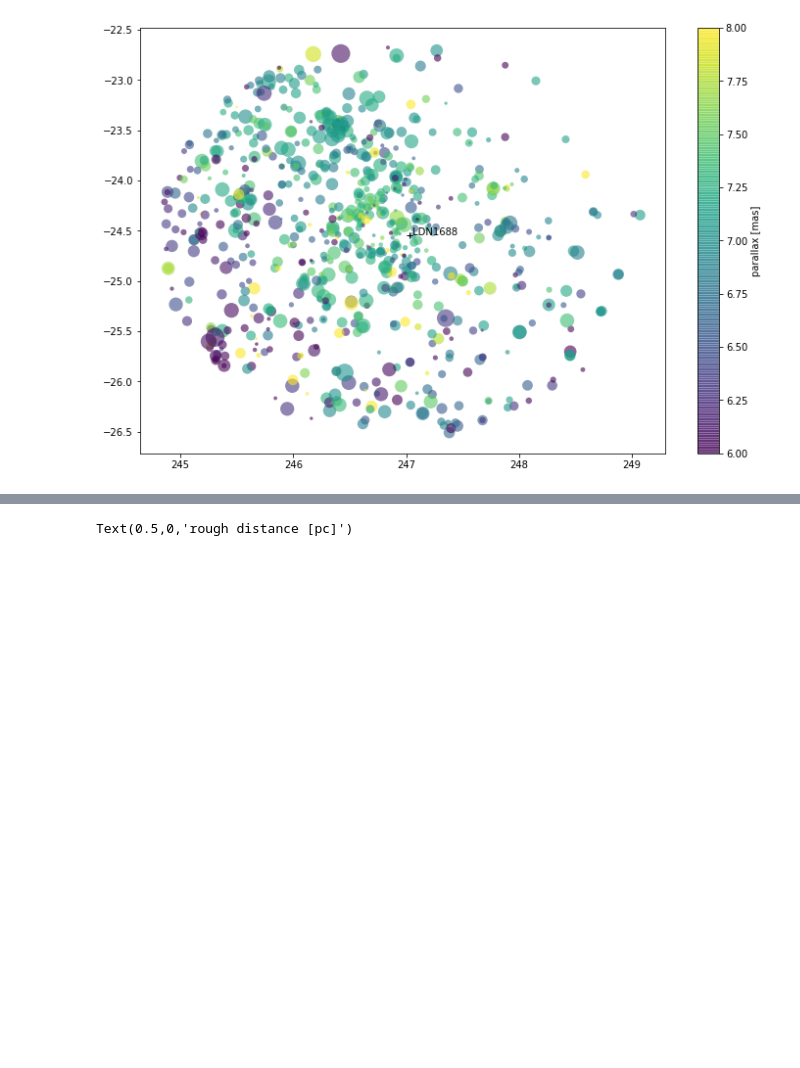
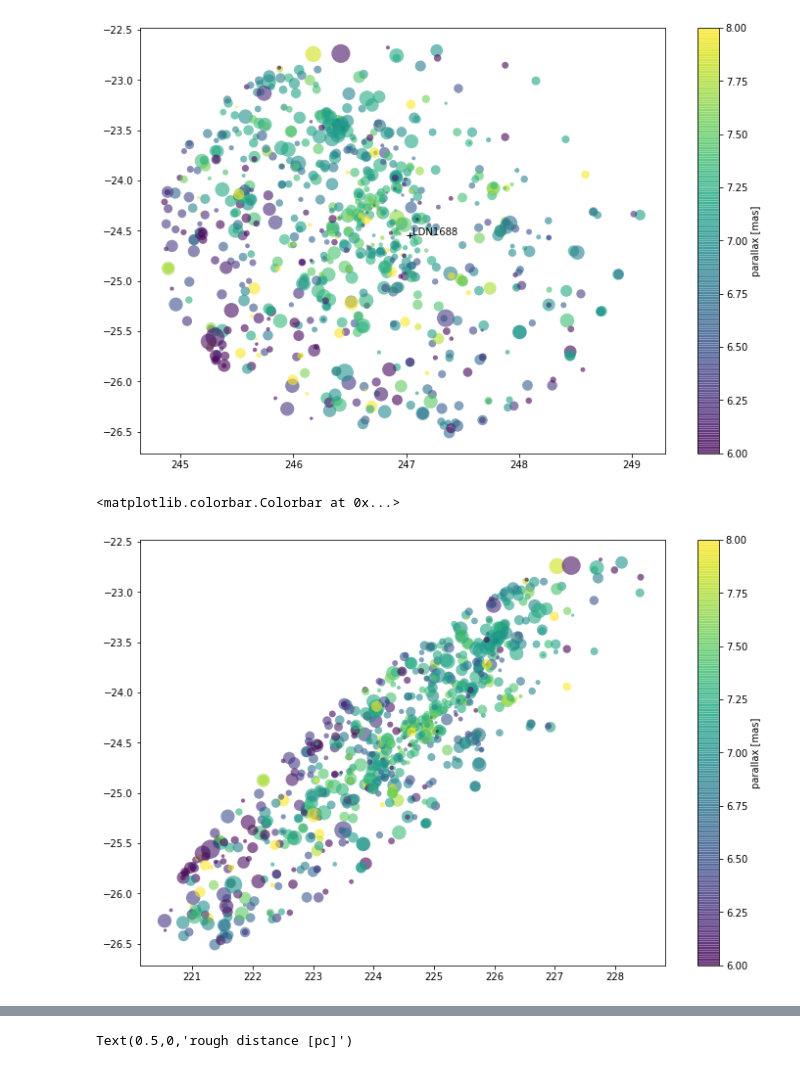
Before and after one commit to bombrun/GaiaFun, a Jupyter notebook: OphiuchusCloud.ipynb, the cells around one changed output, grey strips where cells are left out. Saved outputs shown, nothing was run; the diff lists cells and outputs as text; code cells hidden in the pictures; blank space fills up the shorter version.

```diff
--- a/OphiuchusCloud.ipynb
+++ b/OphiuchusCloud.ipynb
@@ -236,3 +256,9 @@ plt.colorbar(label="parallax [mas]")
 # %% [output]
 <matplotlib.colorbar.Colorbar at 0x...>
 [figure]
+# %%
+plt.scatter(d2.ra*np.cos(d2.dec*u.deg.to(u.rad)),d2.dec,s=10/d2.parallax_error,c=d2.parallax,vmin=6,vmax=8,alpha=0.6,lw=0)
+plt.colorbar(label="parallax [mas]")
+# %% [output]
+<matplotlib.colorbar.Colorbar at 0x...>
+[figure, added]
```
Also changed, not shown: parts of 19 cells of this notebook.
